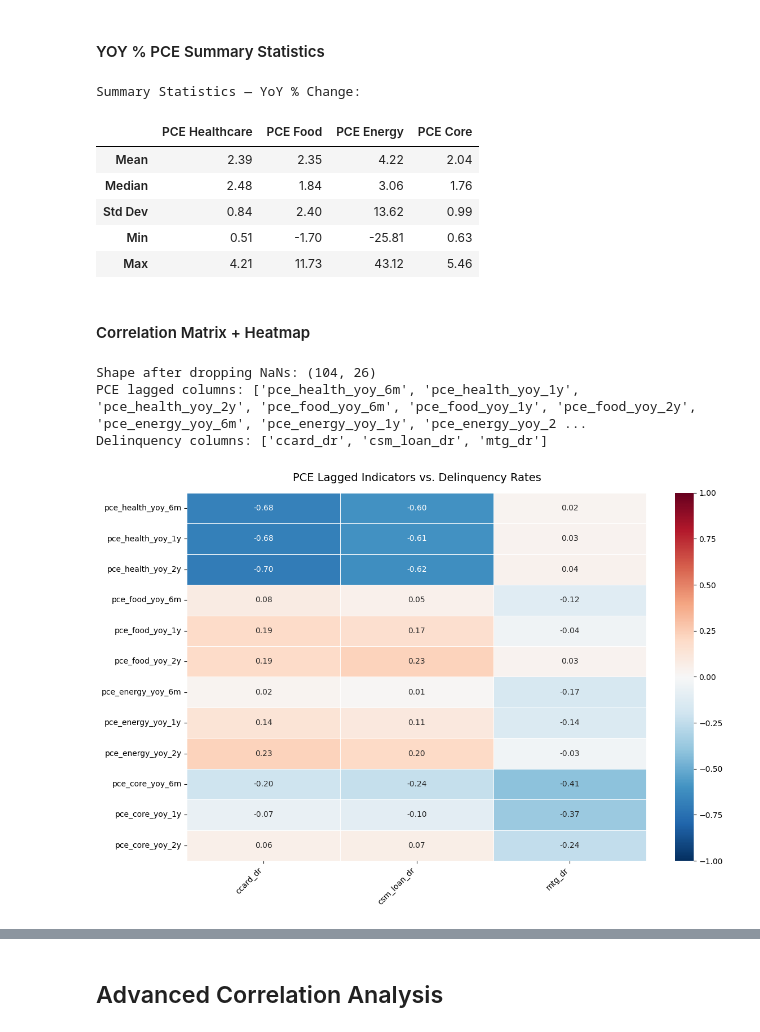
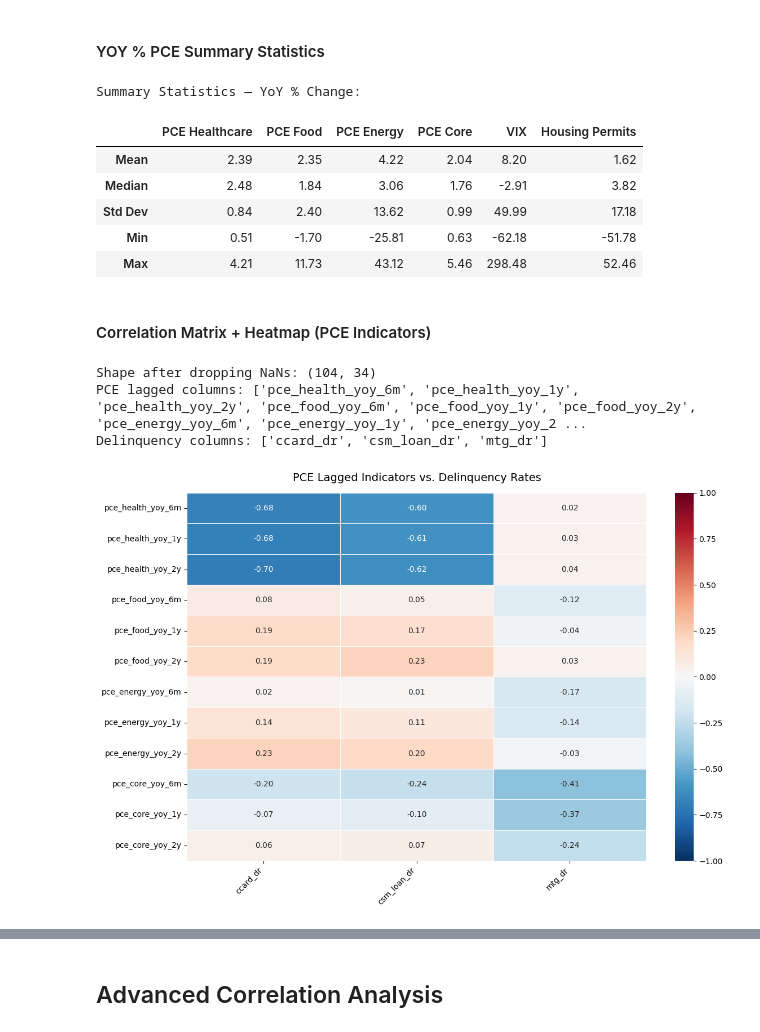
Before and after one commit to emcgeever-husky/Lam-McGeever-2500, a Jupyter notebook: Lam_McGeever_FP.ipynb, the cells around one changed output, grey strips where cells are left out. Drawn from its saved outputs; the diff is of its cells as text; code cells hidden in the pictures.

```diff
--- a/Lam_McGeever_FP.ipynb
+++ b/Lam_McGeever_FP.ipynb
@@ -67,11 +65,10 @@ u_6 = u_6.resample('QS').last()
 permit = permit.resample('QS').last()
 vix = vix.resample('QS').last()
 # %%
-indicators_df = pce_health.join([pce_food, pce_core, pce_energy, u_6])
-delinquancy_rates_df = ccard_dr.join([csm_loan_dr, mtg_dr])
-macro_df = permit.join([vix])
+indicators_df = pce_health.join([pce_food, pce_core, pce_energy, u_6, permit, vix])
+delinquency_rates_df = ccard_dr.join([csm_loan_dr, mtg_dr])
 
-df_master = indicators_df.join(delinquancy_rates_df).join(macro_df)
+df_master = indicators_df.join(delinquancy_rates_df)
 # %%
 # Drop any row with missing data
 df_master = df_master.dropna()
@@ -110,6 +107,8 @@ df_master["pce_health_yoy"] = df_master["pce_health"].pct_change(4) * 100
 df_master["pce_food_yoy"] = df_master["pce_food"].pct_change(4) * 100
 df_master["pce_energy_yoy"] = df_master["pce_energy"].pct_change(4) * 100
 df_master["pce_core_yoy"] = df_master["pce_core"].pct_change(4) * 100
+df_master['vix_yoy'] = df_master['vix'].pct_change(4) * 100
+df_master['permit_yoy'] = df_master['permit'].pct_change(4) * 100
 # %% [markdown]
 ### Lag Effects
 # %%
@@ -132,6 +131,16 @@ df_master["pce_energy_yoy_2y"] = df_master["pce_energy_yoy"].shift(8)
 df_master["pce_core_yoy_6m"] = df_master["pce_core_yoy"].shift(2)
 df_master["pce_core_yoy_1y"] = df_master["pce_core_yoy"].shift(4)
 df_master["pce_core_yoy_2y"] = df_master["pce_core_yoy"].shift(8)
+
+# VIX
+df_master['vix_6m'] = df_master['vix'].shift(2)
+df_master['vix_1y'] = df_master['vix'].shift(4)
+df_master['vix_2y'] = df_master['vix'].shift(8)
+
+# Housing Permits
+df_master['permit_yoy_6m'] = df_master['permit_yoy'].shift(2)
+df_master['permit_yoy_1y'] = df_master['permit_yoy'].shift(4)
+df_master['permit_yoy_2y'] = df_master['permit_yoy'].shift(8)
 # %% [markdown]
 ## EDA -- Summary Statistics and Basic Correlation Analysis
 # %% [markdown]
@@ -237,33 +267,35 @@ plt.show()
 # %%
 # Group the base YoY columns together
 yoy_cols = {
-    'PCE Healthcare' : 'pce_health_yoy',
-    'PCE Food'       : 'pce_food_yoy',
-    'PCE Energy'     : 'pce_energy_yoy',
-    'PCE Core'       : 'pce_core_yoy'
+    'PCE Healthcare'  : 'pce_health_yoy',
+    'PCE Food'        : 'pce_food_yoy',
+    'PCE Energy'      : 'pce_energy_yoy',
+    'PCE Core'        : 'pce_core_yoy',
+    'VIX'             : 'vix_yoy',
+    'Housing Permits' : 'permit_yoy'
 }
 
 # Pull just the YoY columns and compute summary stats
 yoy_df = df_master[list(yoy_cols.values())]
 
 # Rename for clean display
 yoy_df.columns = list(yoy_cols.keys())
 
 summary = yoy_df.describe().loc[['mean', '50%', 'std', 'min', 'max']]
 summary.index = ['Mean', 'Median', 'Std Dev', 'Min', 'Max']
 
 print("Summary Statistics — YoY % Change:")
 summary.round(2)
 # %% [output]
 Summary Statistics — YoY % Change:
-|  | PCE Healthcare | PCE Food | PCE Energy | PCE Core |
-| Mean | 2.39 | 2.35 | 4.22 | 2.04 |
-| Median | 2.48 | 1.84 | 3.06 | 1.76 |
-| Std Dev | 0.84 | 2.40 | 13.62 | 0.99 |
-| Min | 0.51 | -1.70 | -25.81 | 0.63 |
-| Max | 4.21 | 11.73 | 43.12 | 5.46 |
+|  | PCE Healthcare | PCE Food | PCE Energy | PCE Core | VIX | Housing Permits |
+| Mean | 2.39 | 2.35 | 4.22 | 2.04 | 8.20 | 1.62 |
+| Median | 2.48 | 1.84 | 3.06 | 1.76 | -2.91 | 3.82 |
+| Std Dev | 0.84 | 2.40 | 13.62 | 0.99 | 49.99 | 17.18 |
+| Min | 0.51 | -1.70 | -25.81 | 0.63 | -62.18 | -51.78 |
+| Max | 4.21 | 11.73 | 43.12 | 5.46 | 298.48 | 52.46 |
 # %% [markdown]
-#### Correlation Matrix + Heatmap
+#### Correlation Matrix + Heatmap (PCE Indicators)
 # %%
 # Generating a correlation matrix to observe the data
 df_master = df_master.dropna()
@@ -311,7 +343,7 @@ plt.yticks(rotation=0)
 plt.tight_layout()
 plt.show()
 # %% [output]
-Shape after dropping NaNs: (104, 26)
+Shape after dropping NaNs: (104, 34)
 PCE lagged columns: ['pce_health_yoy_6m', 'pce_health_yoy_1y', 'pce_health_yoy_2y', 'pce_food_yoy_6m', 'pce_food_yoy_1y', 'pce_food_yoy_2y', 'pce_energy_yoy_6m', 'pce_energy_yoy_1y', 'pce_energy_yoy_2 ...
 Delinquency columns: ['ccard_dr', 'csm_loan_dr', 'mtg_dr']
 [figure]
```
Also changed, not shown: parts of 17 cells of this notebook, 1 other file.
